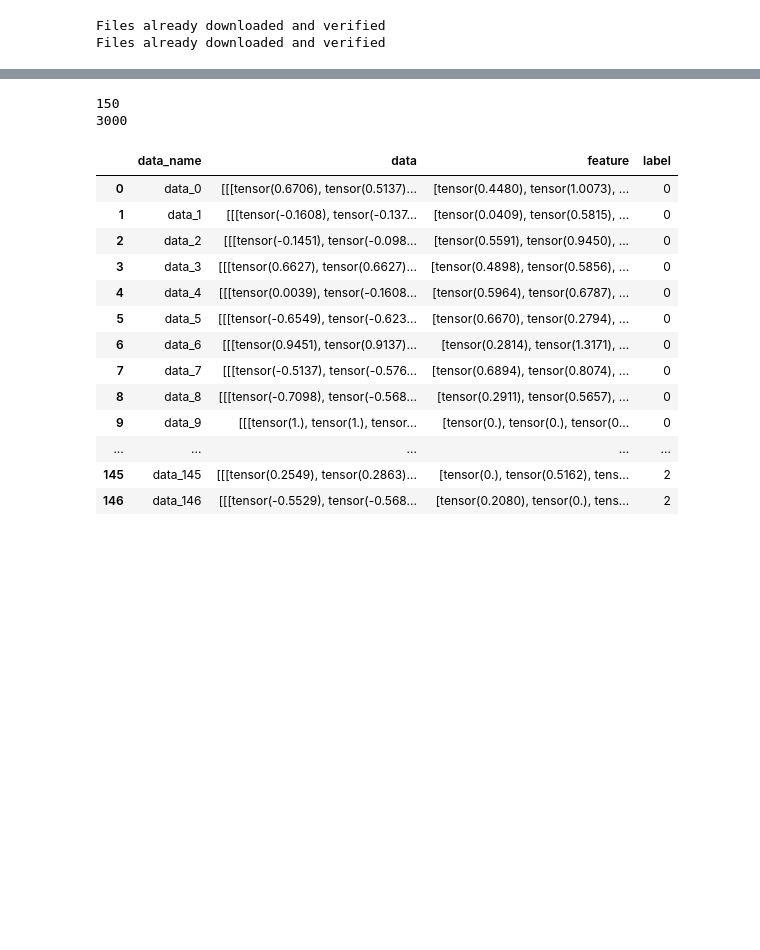
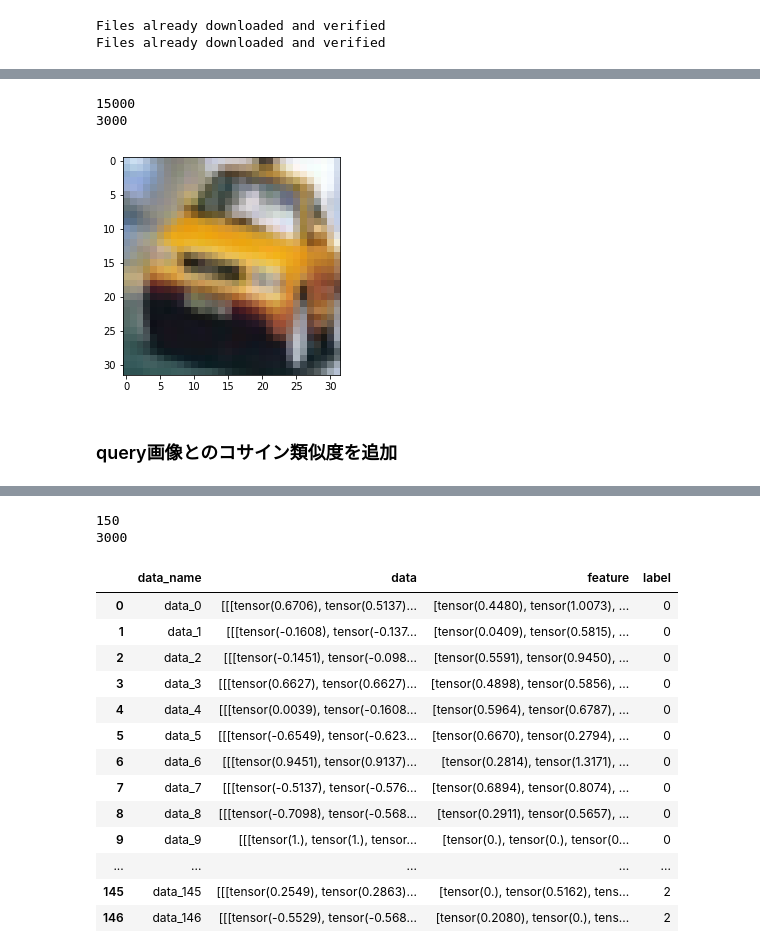
Before and after one commit to takitaki7474/m2-research-prototype, a Jupyter notebook: notebook/feature_selection.ipynb, the cells around one changed output, grey strips where cells are left out. Drawn from its saved outputs; the diff is of its cells as text; code cells hidden in the pictures; blank space fills up the shorter version.

```diff
--- a/notebook/feature_selection.ipynb
+++ b/notebook/feature_selection.ipynb
@@ -74,0 +80,6 @@ def get_specific_label_dataset(class_label_list, train, test, data_n=None):
+# %%
+print(len(new_train))
+print(len(new_test))
+# %% [output]
+15000
+3000
@@ -74,0 +100,47 @@ def get_specific_label_dataset(class_label_list, train, test, data_n=None):
+# %%
+# feature_df作成
+
+import pandas as pd
+from test_assets.model import pytorch_cifar10
+
+classes = ["automobile", "bird", "ship"]
+df = pd.DataFrame()
+df_data_name = []
+df_data = []
+df_features = []
+df_labels = []
+
+param_path = "./test_assets/learned_model/v8.pth"
+param = torch.load(param_path)
+model = pytorch_cifar10.LeNet(3)
+model.load_state_dict(param)
+count = 0
+
+for (inputs, labels) in trainloader:
+    outputs, feature = model(inputs)
+    _, predicted = torch.max(outputs, 1)
+
+    for i in range(len(inputs)):
+        df_data_name.append("data_" + str(count))
+        df_data.append(inputs[i])
+        df_features.append(feature[i].data)
+        df_labels.append(labels[i].item())
+        count += 1
+
+df["data_name"] = df_data_name
+df["data"] = df_data
+df["feature"] = df_features
+df["label"] = df_labels
+# %%
+import matplotlib.pyplot as plt
+import numpy as np
+
+def imshow(img):
+    img = img / 2 + 0.5
+    npimg = img.numpy()
+    plt.imshow(np.transpose(npimg, (1, 2, 0)))
+    plt.show()
+# %%
+imshow(torchvision.utils.make_grid(df["data"][5])) # query画像, query_index:5
+# %% [output]
+[figure, added]
@@ -74,0 +150,2 @@ def get_specific_label_dataset(class_label_list, train, test, data_n=None):
+# %% [markdown]
+### query画像とのコサイン類似度を追加
```
Also changed, not shown: parts of 14 cells of this notebook.
